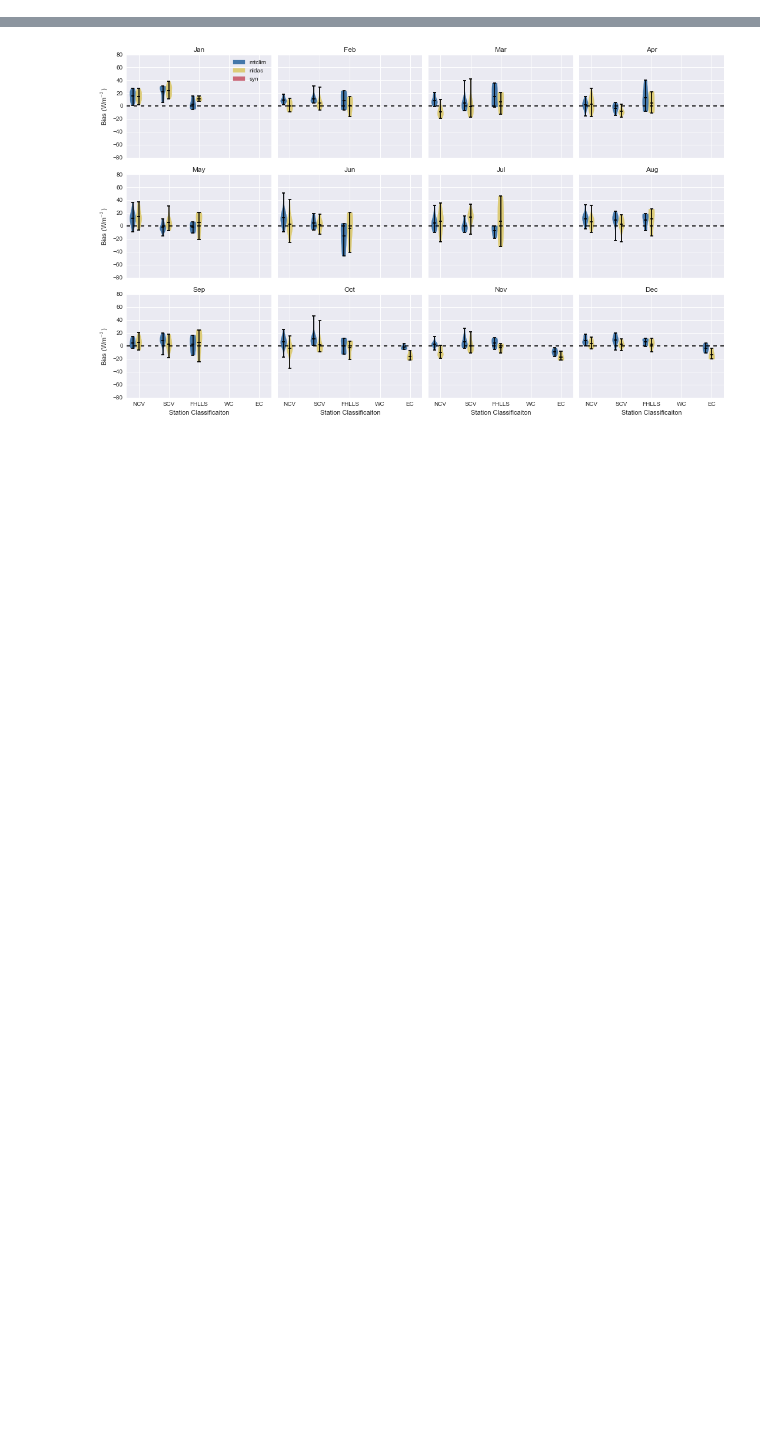
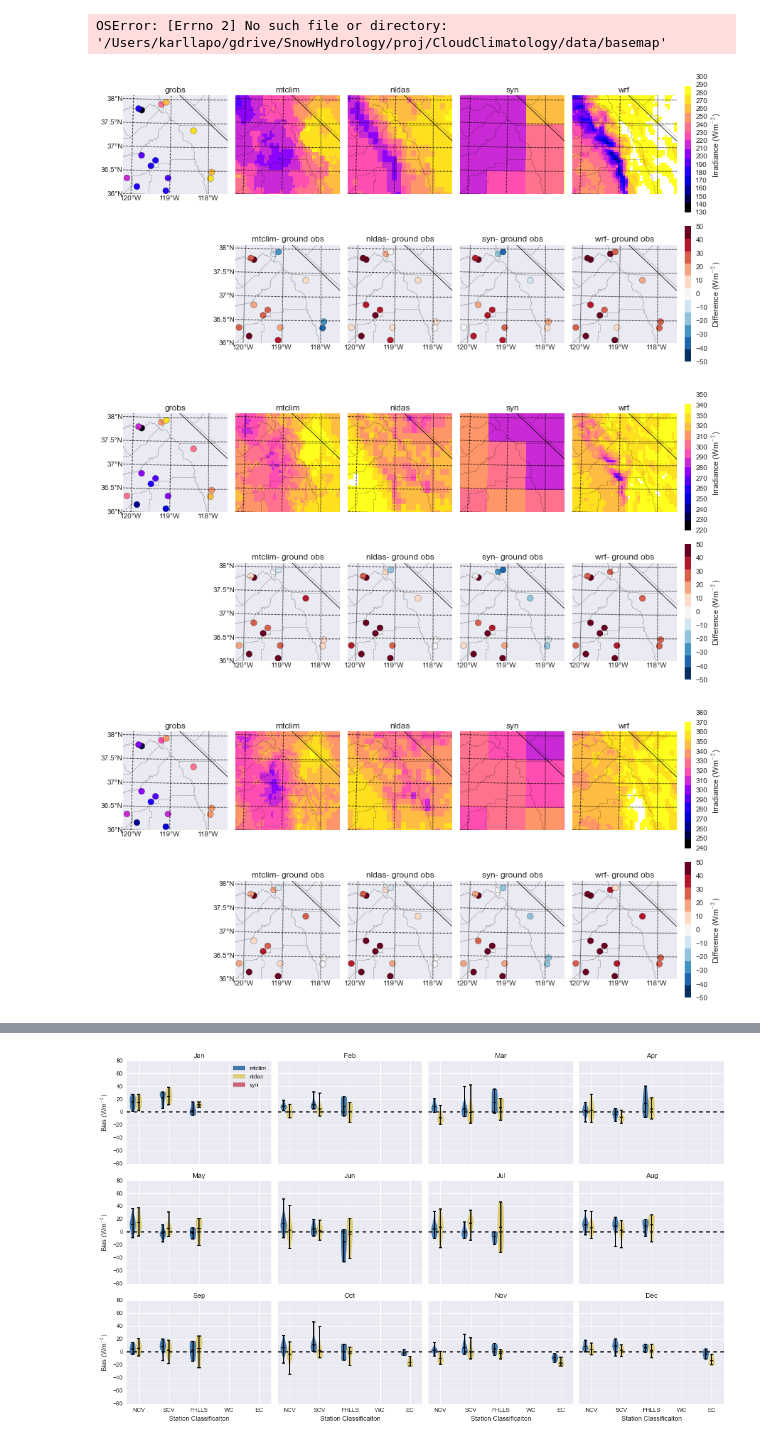
Before and after one commit to klapo/CalRad, a Jupyter notebook: CR.GrobsCompare.ipynb, the cells around one changed output, grey strips where cells are left out. Saved outputs shown, nothing was run; the diff lists cells and outputs as text; code cells hidden in the pictures; blank space fills up the shorter version.

```diff
--- a/CR.GrobsCompare.ipynb
+++ b/CR.GrobsCompare.ipynb
@@ -32,14 +32,19 @@ from matplotlib import cm
 from mpl_toolkits.basemap import Basemap
 
 ## Directory listing
-dir_data = '/Users/karllapo/gdrive/SnowHydrology/proj/CloudClimatology/data'
-dir_print = '/Users/karllapo/gdrive/SnowHydrology/proj/CloudClimatology/Graphics'
+# dir_data = '/Users/karllapo/gdrive/SnowHydrology/proj/CloudClimatology/data'
+# dir_print = '/Users/karllapo/gdrive/SnowHydrology/proj/CloudClimatology/Graphics'
+
+dir_data = '/Users/studentuser/gdrive/SnowHydrology/proj/CloudClimatology/data'
+dir_print = '/Users/studentuser/gdrive/SnowHydrology/proj/CloudClimatology/Graphics'
+
 
 # List of sub-directory names for each data set
 dir_NLDAS = '/NLDAS'
 dir_SYN = '/CERES_SYN'
 dir_grobs = '/GroundObs'
 dir_VIC = '/VIC_MTCLIM'
+dir_WRF = '/WRF'
 # dir_MODIS = '/MODIS.IRRAD'
 
 # Directory for basemap pickle files
@@ -244,7 +256,7 @@ lon_stat = grobs.longitude.values
 lat_stat = grobs.latitude.values
 
 ## Loop through dates
-for d in pd.date_range(start='2005-10-01',end='2005-11-01',freq='M'):
+for d in pd.date_range(start='2006-04-01',end='2006-07-01',freq='M'):
 
     fig = plt.figure(figsize=(12,6))
     gs = matplotlib.gridspec.GridSpec(2,num_products+1,width_ratios=np.append(np.ones(num_products)*16,np.array(1.)))
@@ -334,12 +346,14 @@ for d in pd.date_range(start='2005-10-01',end='2005-11-01',freq='M'):
 
     fig.tight_layout()
 
-    os.chdir(dir_print)
+    os.chdir(dir_print+'/MonthlyDiff')
     outdate = pd.to_datetime(d)
     outdate = outdate.strftime('%Y_%m')
     fname = 'GrObs.MonthlyDiff.'+str(outdate)+'.png'
     fig.savefig(fname)
-    plt.close(fig)
+#     plt.close(fig)
+# %% [output]
+OSError: [Errno 2] No such file or directory: '/Users/karllapo/gdrive/SnowHydrology/proj/CloudClimatology/data/basemap'
 # %%
 ##################################################################
 ## Ground Observation Comparison Plots -- Mountain Observations ##
@@ -363,7 +377,7 @@ lat_labels = np.arange(36,39,.5)
 lon_labels = np.arange(-120,-117,1)
 
 ## Loop through dates
-for d in pd.date_range(start='2005-10-01',end='2010-11-01',freq='M'):
+for d in pd.date_range(start='2006-04-01',end='2006-07-01',freq='M'):
 
     fig = plt.figure(figsize=(12,6))
     gs = matplotlib.gridspec.GridSpec(2,num_products+1,width_ratios=np.append(np.ones(num_products)*16,np.array(1.)))
@@ -431,34 +445,38 @@ for d in pd.date_range(start='2005-10-01',end='2010-11-01',freq='M'):
                 bmp.drawparallels(lat_labels,labels=[1,0,0,0])
             else:
                 bmp.drawparallels(lat_labels)
             bmp.drawmeridians(lon_labels,labels=[0,0,0,1])
             # political boundaries.
             bmp.drawstates()
             bmp.drawcoastlines()
             bmp.drawcounties()
 
     ## Final formatting
     plt.tight_layout
 
     # Colorbar - monthly values
     caxi=plt.subplot(gs[0,-1])
     cbar=plt.colorbar(im_avg, cax=caxi, orientation = "vertical",\
                         ticks=np.arange(SWmin,SWmax+dSW,dSW),spacing='proportional')
     cbar.ax.set_ylabel(('Irradiance (Wm$^{-2}$)'))
 
     # Colorbar - difference
     caxi=plt.subplot(gs[1,-1])
     cbar = plt.colorbar(im_dif, cax=caxi, orientation = "vertical",spacing='proportional')
     cbar.ax.set_ylabel(('Difference (Wm$^{-2}$)'))
 
     fig.tight_layout()
 
     os.chdir(dir_print+'/MonthlyDiff')
     outdate = pd.to_datetime(d)
     outdate = outdate.strftime('%Y_%m')
     fname = 'GrObs_Mountain.MonthlyDiff.'+str(outdate)+'.png'
     fig.savefig(fname)
-    plt.close(fig)
+#     plt.close(fig)
+# %% [output]
+[figure, added]
+[figure, added]
+[figure, added]
 # %%
 #########################################################
 ## Monthly diff shortwave w/ elevation - scatter plots ##
```
Also changed, not shown: parts of 9 cells of this notebook.
